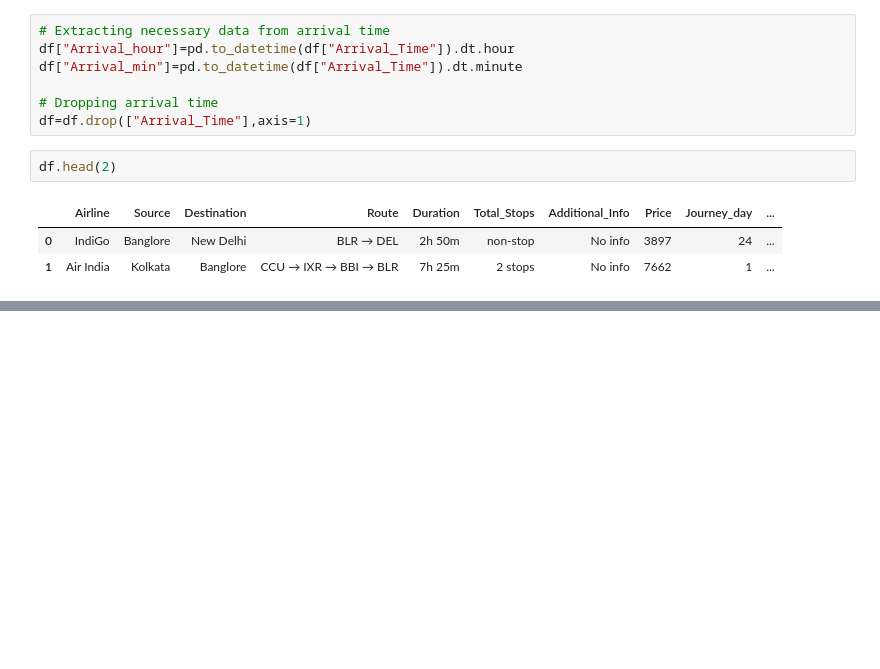
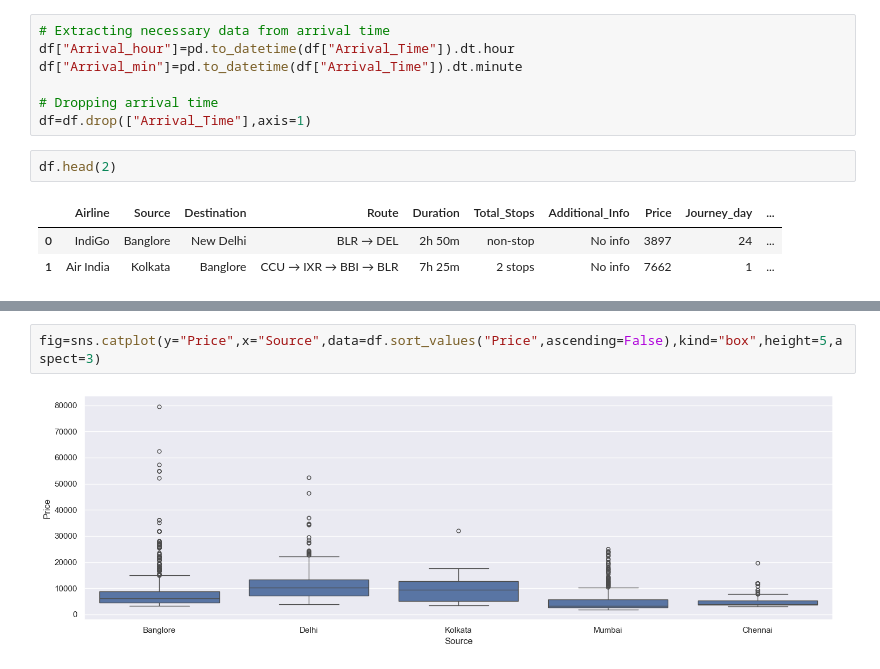
Before and after one commit to stoicsapien1/FLIGHT_FARE_PREDICTION, a Jupyter notebook: Notebook/Flight Fare Prediction.ipynb, the cells around one changed output, grey strips where cells are left out. Cells and saved outputs as stored; diff of their text form; blank space fills up the shorter version.

```diff
--- a/Notebook/Flight Fare Prediction.ipynb
+++ b/Notebook/Flight Fare Prediction.ipynb
@@ -154,0 +274,4 @@ df.head(2)
+# %%
+fig=sns.catplot(y="Price",x="Source",data=df.sort_values("Price",ascending=False),kind="box",height=5,aspect=3)
+# %% [output]
+[figure, added]
```
Also changed, not shown: parts of 16 cells of this notebook, 1 other file.
